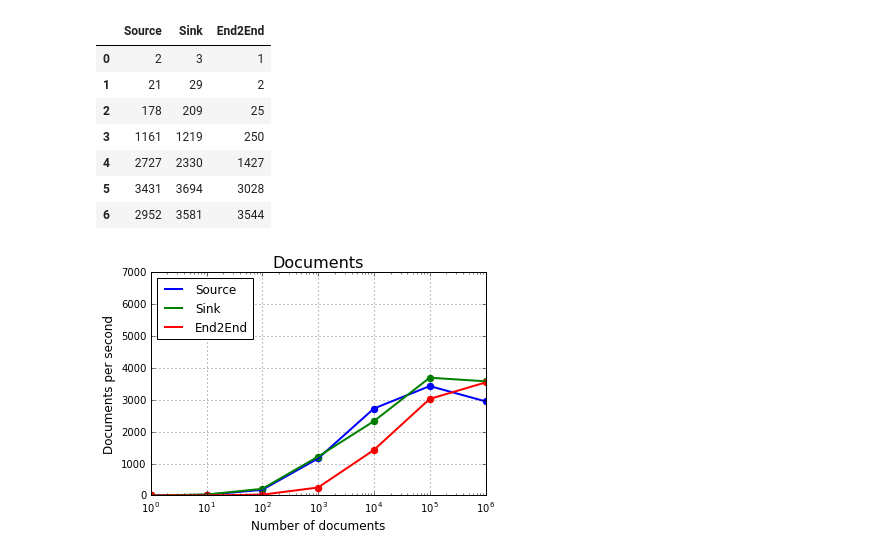
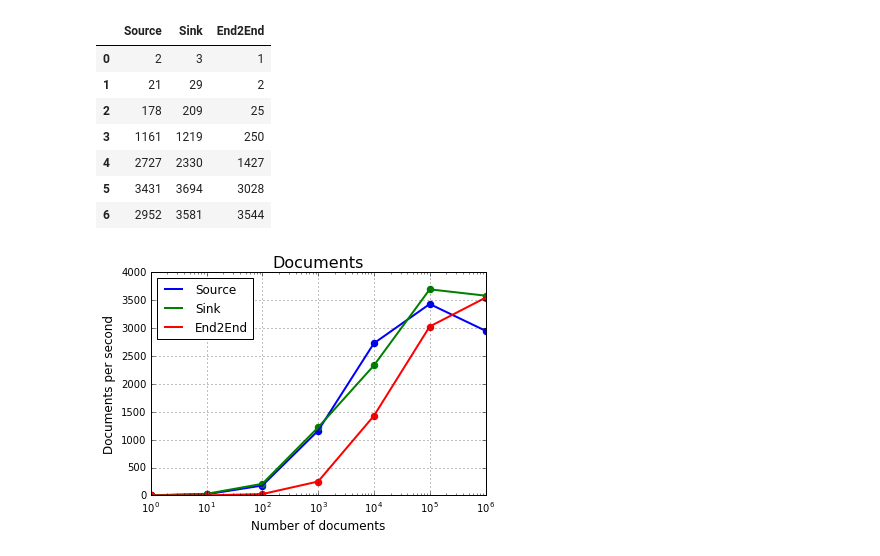
Before and after one commit to IBM/cloudant-kafka-connector, a Jupyter notebook: performance/resources/results.ipynb, the cells around one changed output. Drawn from its saved outputs; the diff is of its cells as text; code cells hidden in the pictures.

```diff
--- a/performance/resources/results.ipynb
+++ b/performance/resources/results.ipynb
@@ -161,27 +161,27 @@ df_documents.ix[:,1:]
 # %%
 #Plots
 plt.plot(df_documents.get("Documents"), df_documents.get("Source"), color='blue', lw=2)
 plt.plot(df_documents.get("Documents"), df_documents.get("Sink"), color='green', lw=2)
 plt.plot(df_documents.get("Documents"), df_documents.get("End2End"), color='red', lw=2)
 
 #Settings
 plt.title("Documents", fontsize=16)
 plt.xlabel("Number of documents", fontsize=12)
 plt.ylabel("Documents per second", fontsize=12)
-plt.ylim(0,7000)
+plt.ylim(0,4000)
 plt.legend(loc=2)
 plt.xscale("log")
 plt.xlim(0,1000000)
 plt.grid(True)
 
 #xlabel
 #xlabel = [1, 10, 100, 1000, 10000, 100000, 1000000]
 #plt.xticks(range(len(xlabel)), xlabel, rotation='horizontal')
 
 #ScatterPlots
 plt.scatter(df_documents.get("Documents"), df_documents.get("Source"), color='blue', lw=3)
 plt.scatter(df_documents.get("Documents"), df_documents.get("Sink"), color='green', lw=3)
 plt.scatter(df_documents.get("Documents"), df_documents.get("End2End"), color='red', lw=3)
 plt.show()
 # %% [output]
-[figure, old version]
+[figure, new version]
```
Also changed, not shown: 2 other files.
